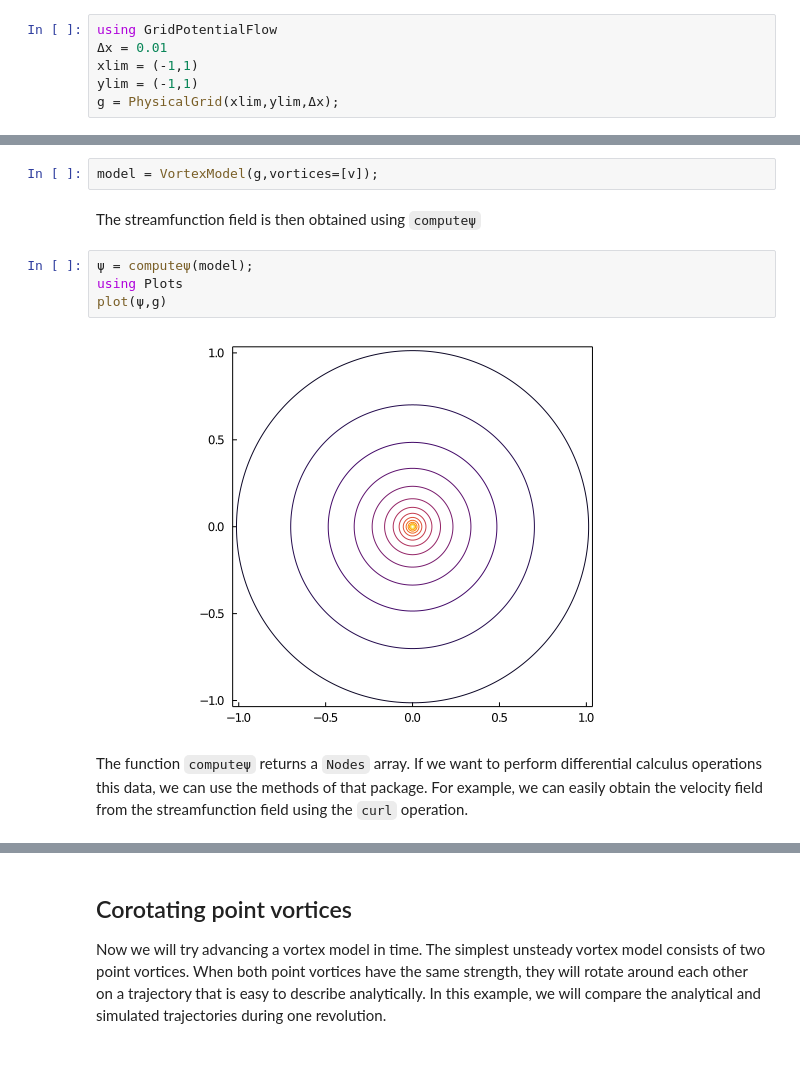
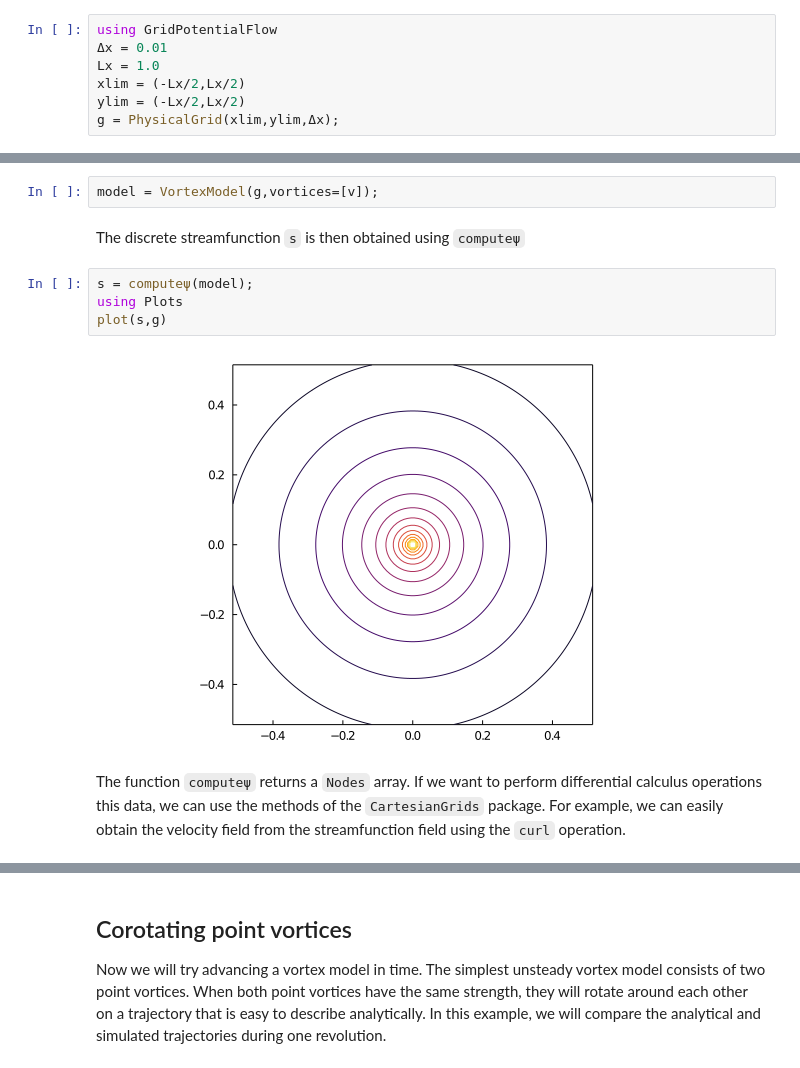
Before and after one commit to JuliaIBPM/GridPotentialFlow.jl, a Jupyter notebook: examples/1.-Basic-potential-flow-problem.ipynb, the cells around one changed output, grey strips where cells are left out. Drawn from its saved outputs; the diff is of its cells as text.

```diff
--- a/examples/1.-Basic-potential-flow-problem.ipynb
+++ b/examples/1.-Basic-potential-flow-problem.ipynb
@@ -7,8 +18,9 @@ The first step in creating *any* `GridPotentialFlow` model is to create a `Physi
 # %%
 using GridPotentialFlow
 Δx = 0.01
-xlim = (-1,1)
-ylim = (-1,1)
+Lx = 1.0
+xlim = (-Lx/2,Lx/2)
+ylim = (-Lx/2,Lx/2)
 g = PhysicalGrid(xlim,ylim,Δx);
 # %% [markdown]
 The second step is to create our point vortex using `Vortex`.
@@ -19,13 +31,13 @@ Now we can create a `VortexModel` using the grid and an array containing the poi
 # %%
 model = VortexModel(g,vortices=[v]);
 # %% [markdown]
-The streamfunction field is then obtained using `computeψ`
+The discrete streamfunction `s` is then obtained using `computeψ`
 # %%
-ψ = computeψ(model);
+s = computeψ(model);
 using Plots
-plot(ψ,g)
+plot(s,g)
 # %% [output]
-[figure, old version]
+[figure, new version]
 # %% [markdown]
-The function `computeψ` returns a `Nodes` array. If we want to perform differential calculus operations this data, we can use the methods of that package. For example, we can easily obtain the velocity field from the streamfunction field using the `curl` operation.
+The function `computeψ` returns a `Nodes` array. If we want to perform differential calculus operations this data, we can use the methods of the  `CartesianGrids` package. For example, we can easily obtain the velocity field from the streamfunction field using the `curl` operation.
 # %%
```
Also changed, not shown: parts of 21 cells of this notebook, 5 other files.
